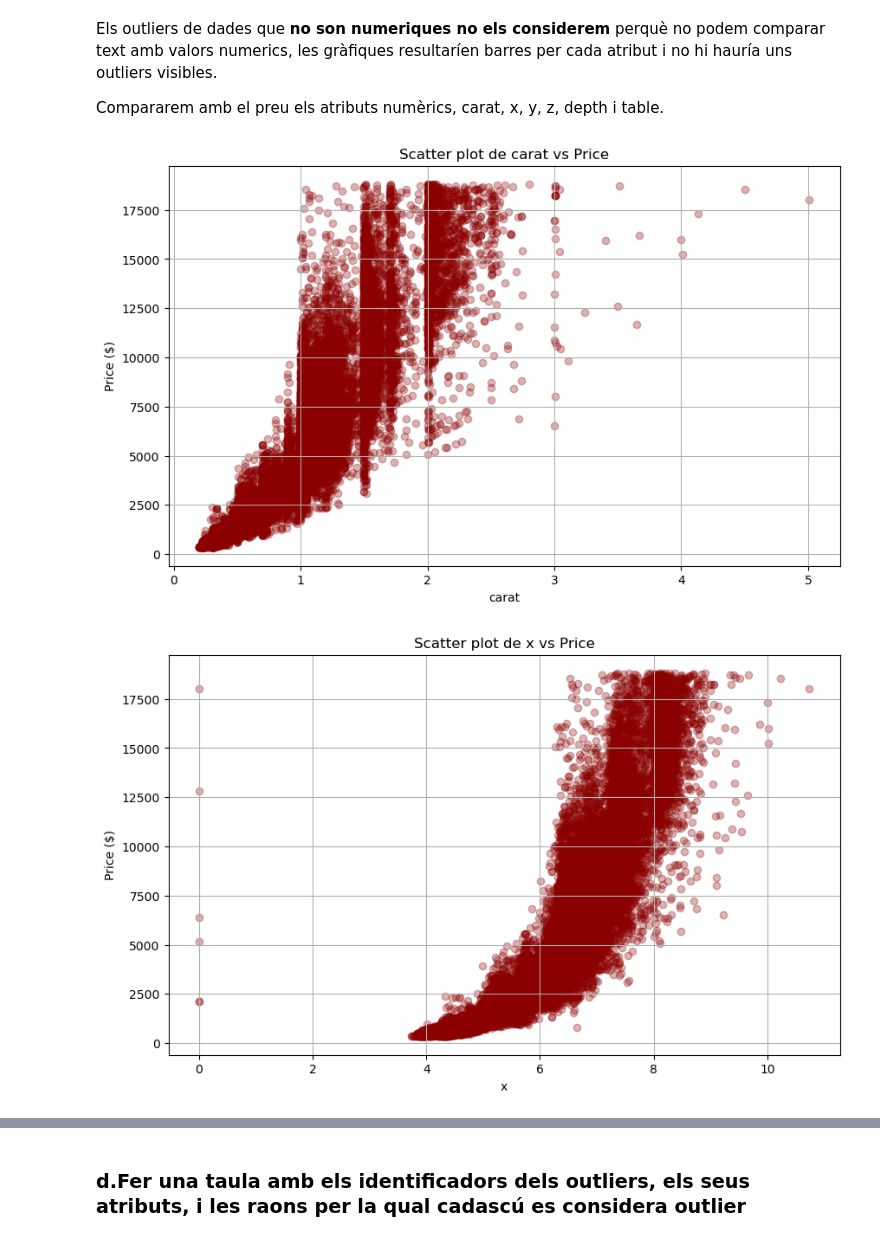
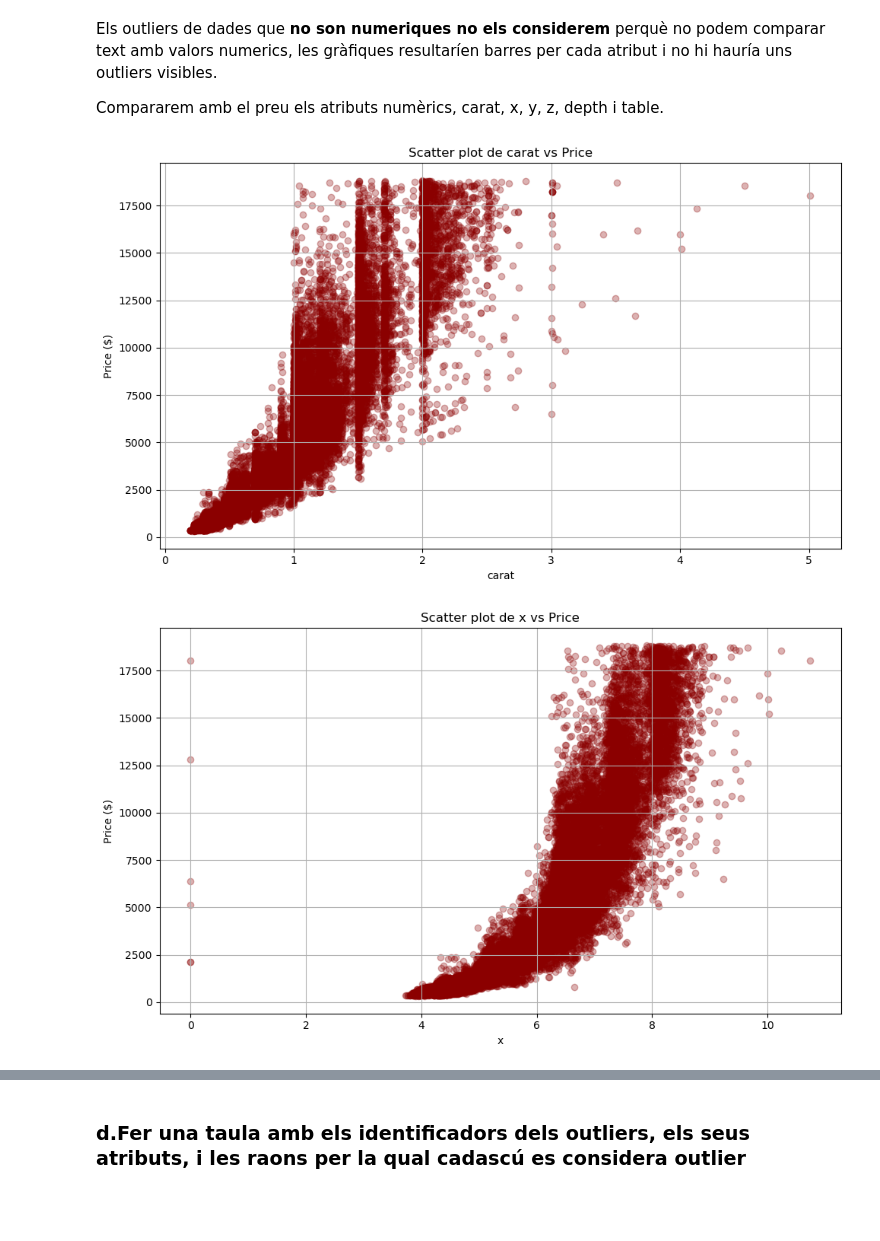
Before and after one commit to Douuniia22/AAMD_P1, a Jupyter notebook: practica.ipynb, the cells around one changed output, grey strips where cells are left out. Saved outputs shown, nothing was run; the diff lists cells and outputs as text; code cells hidden in the pictures; blank space fills up the shorter version.

```diff
--- a/practica.ipynb
+++ b/practica.ipynb
@@ -139,18 +139,19 @@ Compararem amb el preu els atributs numèrics, carat, x, y, z, depth i table.
 # %%
 import matplotlib.pyplot as plt
 
 # Atributs numèrics que volem visualitzar contra el preu
 num_cols = ['carat', 'x', 'y', 'z', 'depth', 'table']
 
 # Dibuixem el scatter plot de cada atribut vs preu
 for col in num_cols:
     plt.figure(figsize=(10, 6))
     plt.scatter(df_train[col], df_train['price'], color='darkred', alpha=0.3)
     plt.title(f"Scatter plot de {col} vs Price")
     plt.xlabel(col)
     plt.ylabel('Price ($)')
     plt.grid(True)
+    plt.tight_layout()
     plt.show()
 # %% [output]
-[figure, old version]
+[figure, new version]
-[figure, old version]
+[figure, new version]
```
Also changed, not shown: parts of 32 cells of this notebook, 1 other file.
